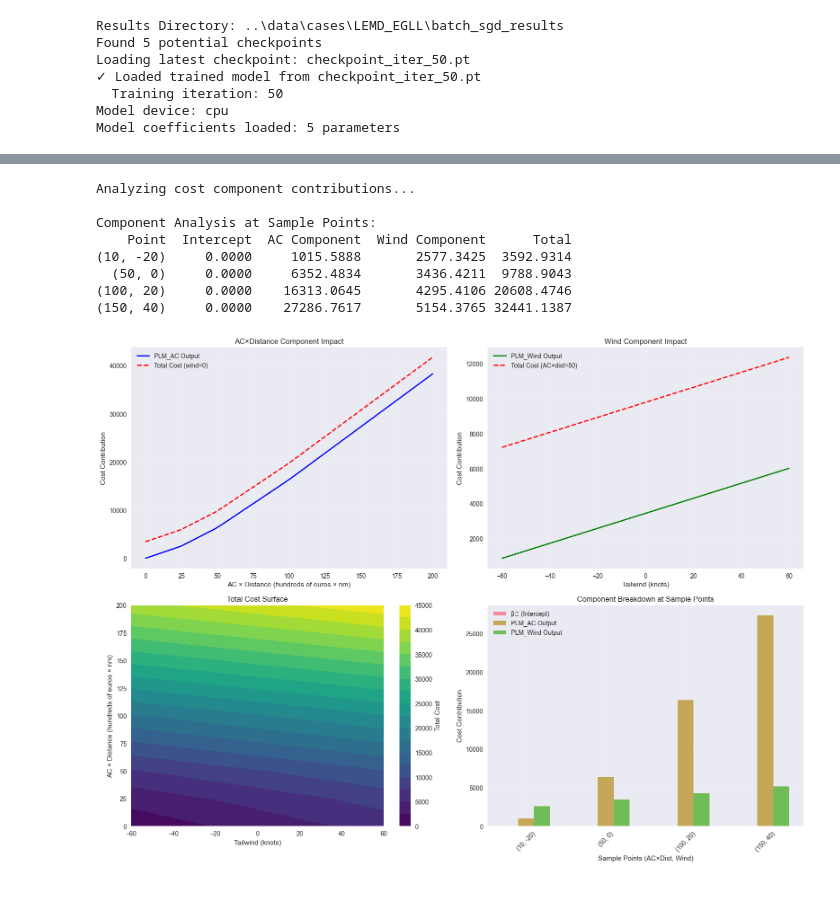
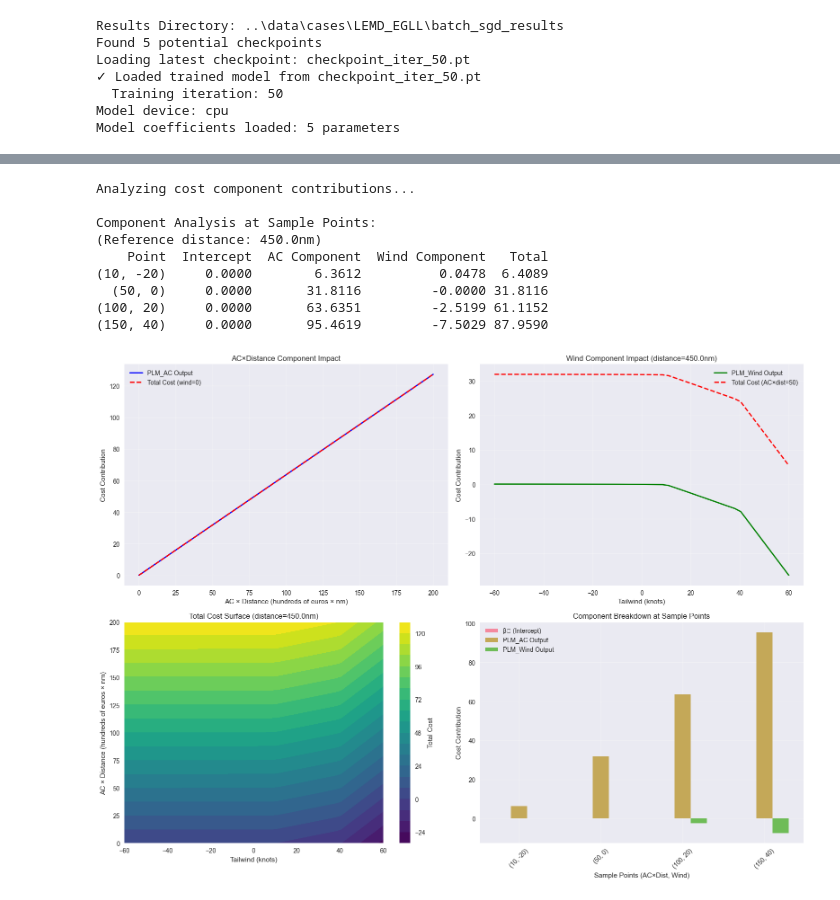
Before and after one commit to thinhhoang95/project-equinox, a Jupyter notebook: notebooks/visualize_cost_fn_post_train.ipynb, the cells around one changed output, grey strips where cells are left out. Saved outputs shown, nothing was run; the diff lists cells and outputs as text; code cells hidden in the pictures.

```diff
--- a/notebooks/visualize_cost_fn_post_train.ipynb
+++ b/notebooks/visualize_cost_fn_post_train.ipynb
@@ -48,9 +48,9 @@ Default Wind knots: [-80.0, -40.0, -10.0, 0.0, 10.0, 40.0, 80.0]
 # %%
 def load_trained_model(case_dir: str = "data/cases/LEMD_EGLL",
                        checkpoint_name: Optional[str] = None,
-                       device: str = "cuda") -> Tuple[CostRev3, Dict[str, Any]]:
+                       device: str = "cuda") -> Tuple[CostRev4, Dict[str, Any]]:
     """
-    Load a trained CostRev3 model from checkpoint.
+    Load a trained CostRev4 model from checkpoint.
 
     Args:
         case_dir: Directory containing the case data and results
@@ -117,7 +117,7 @@ def load_trained_model(case_dir: str = "data/cases/LEMD_EGLL",
                     # We need to infer the number of waypoints - use a reasonable default
                     num_waypoints = 1000  # This should match your actual graph size
 
-                    cost_model = CostRev3(
+                    cost_model = CostRev4(
                         beta0=0.0, beta1=1e-2, beta2=0.0, beta3=1.0,
                         num_waypoints=num_waypoints,
                         alpha_pref_reg=1.0,
@@ -126,7 +126,7 @@ def load_trained_model(case_dir: str = "data/cases/LEMD_EGLL",
 
                     # Load state dict
                     model_state_dict = checkpoint['model_state_dict']
-                    # beta0 is not a parameter in CostRev3 (it's a constant 0.0), so we need to handle missing keys
+                    # beta0 is not a parameter in CostRev4 (it's a constant 0.0), so we need to handle missing keys
                     cost_model.load_state_dict(model_state_dict, strict=False)
                     cost_model.eval()
 
@@ -137,7 +137,7 @@ def load_trained_model(case_dir: str = "data/cases/LEMD_EGLL",
 
     # If no checkpoint found, create a new model with default parameters
     print("No trained model found. Creating new model with default parameters.")
-    cost_model = CostRev3(
+    cost_model = CostRev4(
         beta0=0.1, beta1=1e-2, beta2=-0.1, beta3=1.0,
         num_waypoints=1000,
         alpha_pref_reg=1.0,
@@ -155,7 +155,7 @@ try:
 except Exception as e:
     print(f"Error loading model: {e}")
     # Create a simple model for demonstration
-    cost_model = CostRev3(
+    cost_model = CostRev4(
         beta0=0.1, beta1=1e-2, beta2=-0.1, beta3=1.0,
         num_waypoints=100, alpha_pref_reg=1.0
     )
@@ -379,16 +403,18 @@ Plotting Wind Piecewise Linear Function...
 # %%
-def analyze_cost_components(model: CostRev3,
+def analyze_cost_components(model: CostRev4,
                            ac_dist_range: Tuple[float, float] = (0, 200),
                            wind_range: Tuple[float, float] = (-60, 60),
-                           num_points: int = 50) -> plt.Figure:
+                           num_points: int = 50,
+                           reference_distance: float = 450.0) -> plt.Figure:
     """
     Analyze how different components contribute to the total cost.
 
     Args:
-        model: CostRev3 model
+        model: CostRev4 model
         ac_dist_range: Range for AC*distance values
-        wind_range: Range for wind values
+        wind_range: Range for wind values (knots)
         num_points: Number of points to evaluate
+        reference_distance: Distance to use for wind component analysis (nm)
 
     Returns:
         matplotlib Figure object
@@ -403,7 +429,9 @@ def analyze_cost_components(model: CostRev3,
         # Component 1: AC*Distance contribution vs AC*Distance (fixed wind=0)
         wind_fixed = torch.zeros_like(ac_dist_vals)
         ac_component = model.plm_ac_dist(ac_dist_vals)
-        wind_component_fixed = model.plm_wind(wind_fixed)
+        # In CostRev4, wind component depends on distance, so use reference_distance
+        distance_due_to_wind_fixed = reference_distance / 450.0 * wind_fixed
+        wind_component_fixed = model.plm_wind(distance_due_to_wind_fixed)
         total_cost_ac_var = model.beta0 + ac_component + wind_component_fixed
 
         axes[0,0].plot(ac_dist_vals.cpu(), ac_component.cpu(), 'b-', linewidth=2,
@@ -418,7 +446,9 @@ def analyze_cost_components(model: CostRev3,
 
         # Component 2: Wind contribution vs Wind (fixed AC*dist=50)
         ac_dist_fixed = torch.full_like(wind_vals, 50.0)
-        wind_component = model.plm_wind(wind_vals)
+        # In CostRev4: distance_due_to_tailwind = distance / 450.0 * tailwind
+        distance_due_to_wind = reference_distance / 450.0 * wind_vals
+        wind_component = model.plm_wind(distance_due_to_wind)
         ac_component_fixed = model.plm_ac_dist(ac_dist_fixed)
         total_cost_wind_var = model.beta0 + ac_component_fixed + wind_component
 
@@ -428,7 +458,7 @@ def analyze_cost_components(model: CostRev3,
                       label='Total Cost (AC×dist=50)')
         axes[0,1].set_xlabel('Tailwind (knots)')
         axes[0,1].set_ylabel('Cost Contribution')
-        axes[0,1].set_title('Wind Component Impact')
+        axes[0,1].set_title(f'Wind Component Impact (distance={reference_distance}nm)')
         axes[0,1].grid(True, alpha=0.3)
         axes[0,1].legend()
 
@@ -438,11 +468,12 @@ def analyze_cost_components(model: CostRev3,
         ac_dist_flat = AC_DIST.flatten()
         wind_flat = WIND.flatten()
 
-        # Compute the PLM outputs
+        # Compute the PLM outputs using CostRev4 formula
         plm_ac_out = model.plm_ac_dist(ac_dist_flat)
-        plm_wind_out = model.plm_wind(wind_flat)
+        distance_due_to_wind_flat = reference_distance / 450.0 * wind_flat
+        plm_wind_out = model.plm_wind(distance_due_to_wind_flat)
 
-        # Use the actual formula from CostRev3 forward method
+        # Use the actual formula from CostRev4 forward method
         total_cost_flat = model.beta0 + plm_ac_out + plm_wind_out
 
         total_cost_surface = total_cost_flat.reshape(AC_DIST.shape)
@@ -451,7 +482,7 @@ def analyze_cost_components(model: CostRev3,
                                levels=20, cmap='viridis')
         axes[1,0].set_xlabel('Tailwind (knots)')
         axes[1,0].set_ylabel('AC × Distance (hundreds of euros × nm)')
-        axes[1,0].set_title('Total Cost Surface')
+        axes[1,0].set_title(f'Total Cost Surface (distance={reference_distance}nm)')
         plt.colorbar(im, ax=axes[1,0], label='Total Cost')
 
         # Component 4: Component contributions at different points
@@ -463,7 +494,9 @@ def analyze_cost_components(model: CostRev3,
             wind_tensor = torch.tensor([wind], dtype=torch.float32)
 
             plm_ac = model.plm_ac_dist(ac_dist_tensor)
-            plm_wind = model.plm_wind(wind_tensor)
+            # Apply CostRev4 wind transformation
+            distance_due_to_wind_tensor = reference_distance / 450.0 * wind_tensor
+            plm_wind = model.plm_wind(distance_due_to_wind_tensor)
 
             ac_component = plm_ac
             wind_component = plm_wind
@@ -485,36 +518,38 @@ def analyze_cost_components(model: CostRev3,
         axes[1,1].bar(x_pos - width, df_components['Intercept'], width,
                      label='β₀ (Intercept)', alpha=0.8)
         axes[1,1].bar(x_pos, df_components['AC Component'], width,
                      label='PLM_AC Output', alpha=0.8)
         axes[1,1].bar(x_pos + width, df_components['Wind Component'], width,
                      label='PLM_Wind Output', alpha=0.8)
 
         axes[1,1].set_xlabel('Sample Points (AC×Dist, Wind)')
         axes[1,1].set_ylabel('Cost Contribution')
         axes[1,1].set_title('Component Breakdown at Sample Points')
         axes[1,1].set_xticks(x_pos)
         axes[1,1].set_xticklabels(df_components['Point'], rotation=45)
         axes[1,1].legend()
         axes[1,1].grid(True, alpha=0.3)
 
         # Print the numerical values
         print("\nComponent Analysis at Sample Points:")
+        print(f"(Reference distance: {reference_distance}nm)")
         print(df_components.to_string(index=False, float_format='%.4f'))
 
     plt.tight_layout()
     return fig
 
 # Analyze cost components
 print("Analyzing cost component contributions...")
 fig_analysis = analyze_cost_components(cost_model)
 plt.show()
 # %% [output]
 Analyzing cost component contributions...
 
 Component Analysis at Sample Points:
-    Point  Intercept  AC Component  Wind Component      Total
-(10, -20)     0.0000     1015.5888       2577.3425  3592.9314
-  (50, 0)     0.0000     6352.4834       3436.4211  9788.9043
-(100, 20)     0.0000    16313.0645       4295.4106 20608.4746
-(150, 40)     0.0000    27286.7617       5154.3765 32441.1387
+(Reference distance: 450.0nm)
+    Point  Intercept  AC Component  Wind Component   Total
+(10, -20)     0.0000        6.3612          0.0478  6.4089
+  (50, 0)     0.0000       31.8116         -0.0000 31.8116
+(100, 20)     0.0000       63.6351         -2.5199 61.1152
+(150, 40)     0.0000       95.4619         -7.5029 87.9590
-[figure, old version]
+[figure, new version]
```
Also changed, not shown: parts of 5 cells of this notebook, 25 other files.
